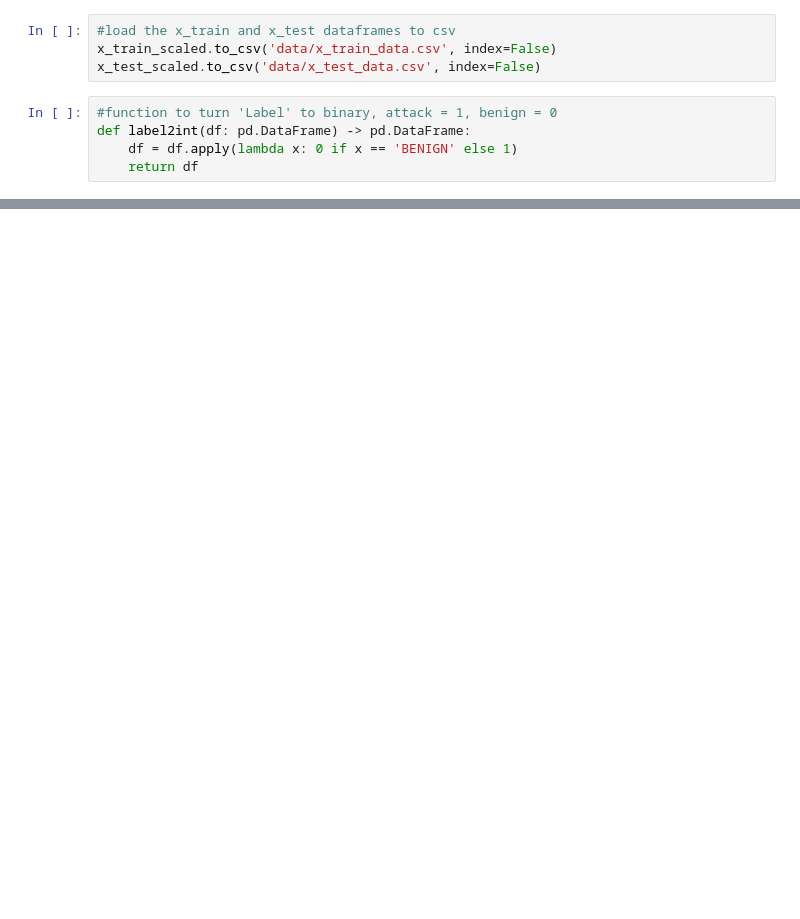
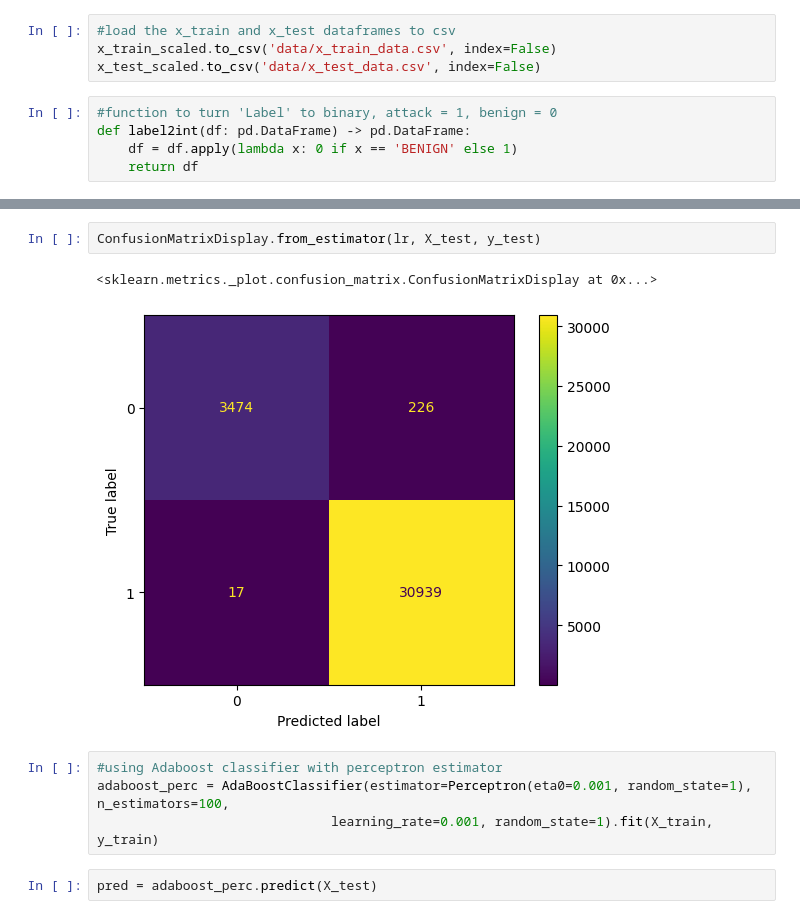
Before and after one commit to Jonahgold90/COMP-379-Final-Project, a Jupyter notebook: finalProject.ipynb, the cells around one changed output, grey strips where cells are left out. Cells and saved outputs as stored; diff of their text form; blank space fills up the shorter version.

```diff
--- a/finalProject.ipynb
+++ b/finalProject.ipynb
@@ -342,0 +379,11 @@ ConfusionMatrixDisplay.from_estimator(perceptron, p_X_test, p_y_test)
+# %%
+ConfusionMatrixDisplay.from_estimator(lr, X_test, y_test)
+# %% [output]
+<sklearn.metrics._plot.confusion_matrix.ConfusionMatrixDisplay at 0x...>
+[figure, added]
+# %%
+#using Adaboost classifier with perceptron estimator
+adaboost_perc = AdaBoostClassifier(estimator=Perceptron(eta0=0.001, random_state=1), n_estimators=100,
+                              learning_rate=0.001, random_state=1).fit(X_train, y_train)
+# %%
+pred = adaboost_perc.predict(X_test)
```
Also changed, not shown: parts of 33 cells of this notebook.
